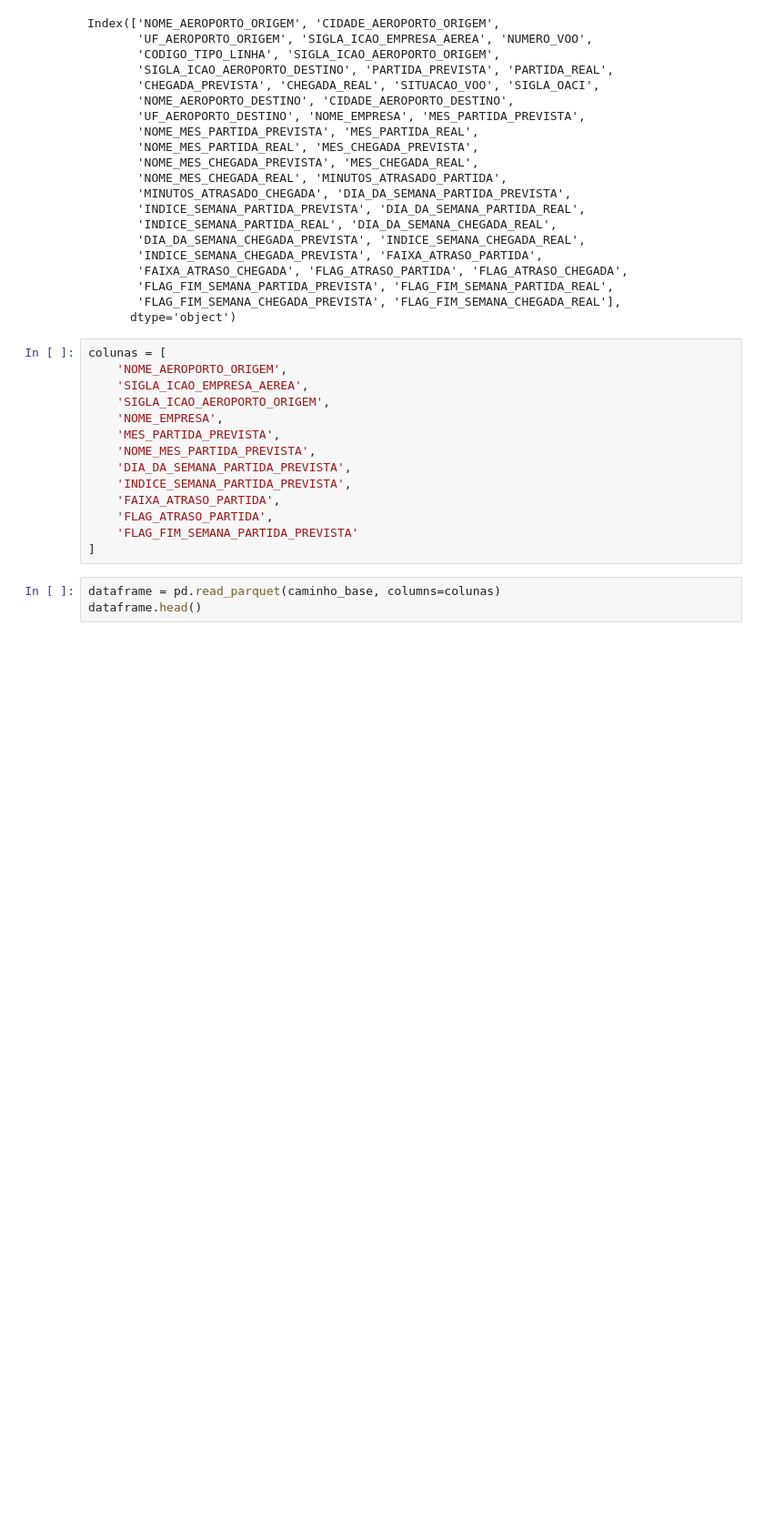
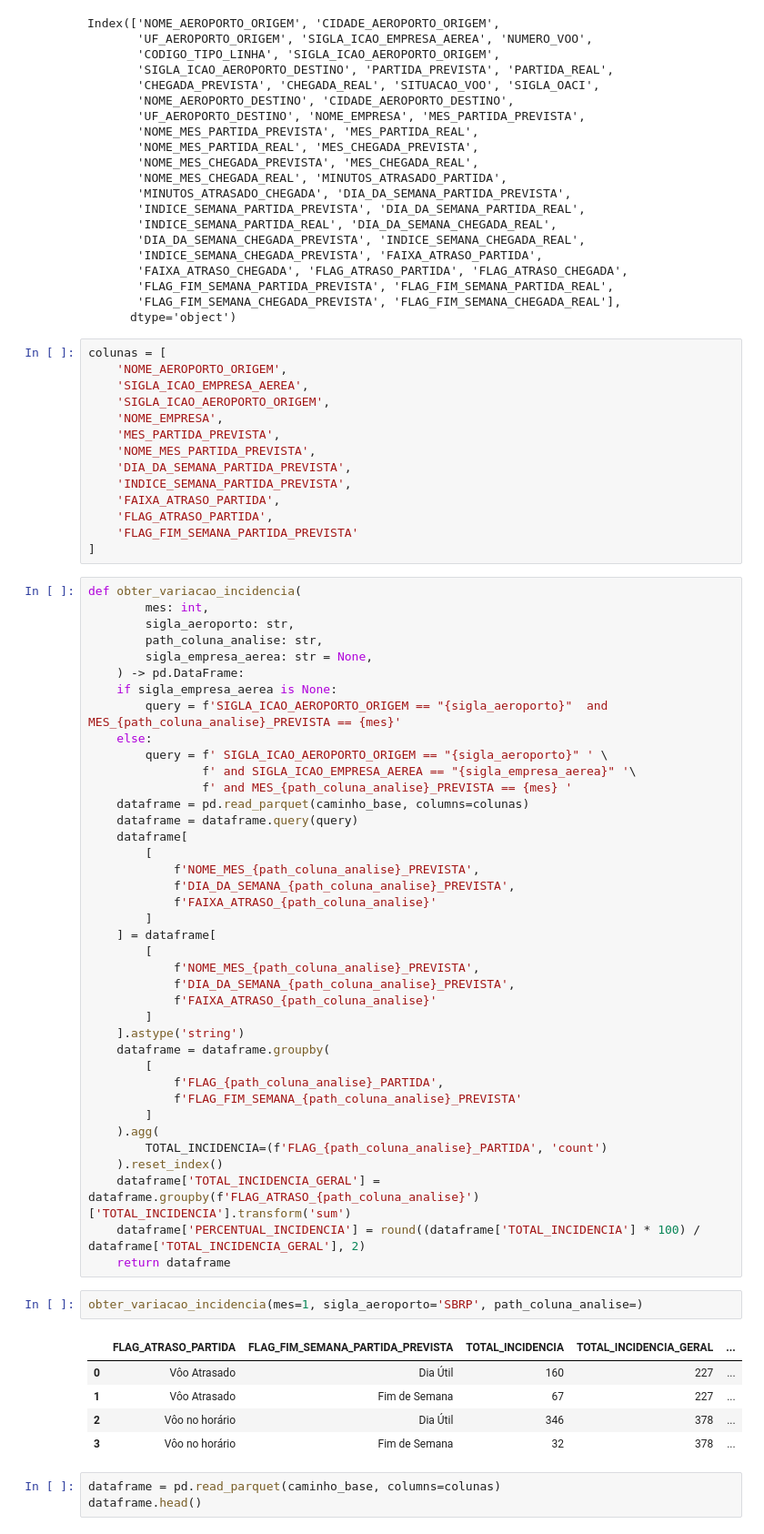
Before and after one commit to rodrigorocha1/dashboard_dados_voos_python, a Jupyter notebook: notebooks/visualizacoes.ipynb, the cells around one changed output. Shown: that part at 91% size. Saved outputs shown, nothing was run; the diff lists cells and outputs as text; blank space fills up the shorter version.

```diff
--- a/notebooks/visualizacoes.ipynb
+++ b/notebooks/visualizacoes.ipynb
@@ -1126,6 +1126,53 @@ colunas = [
     'FLAG_ATRASO_PARTIDA',
     'FLAG_FIM_SEMANA_PARTIDA_PREVISTA'
 ]
+# %%
+def obter_variacao_incidencia(
+        mes: int,
+        sigla_aeroporto: str,
+        path_coluna_analise: str,
+        sigla_empresa_aerea: str = None,
+    ) -> pd.DataFrame:
+    if sigla_empresa_aerea is None:
+        query = f'SIGLA_ICAO_AEROPORTO_ORIGEM == "{sigla_aeroporto}"  and MES_{path_coluna_analise}_PREVISTA == {mes}'
+    else:
+        query = f' SIGLA_ICAO_AEROPORTO_ORIGEM == "{sigla_aeroporto}" ' \
+                f' and SIGLA_ICAO_EMPRESA_AEREA == "{sigla_empresa_aerea}" '\
+                f' and MES_{path_coluna_analise}_PREVISTA == {mes} '
+    dataframe = pd.read_parquet(caminho_base, columns=colunas)
+    dataframe = dataframe.query(query)
+    dataframe[
+        [
+            f'NOME_MES_{path_coluna_analise}_PREVISTA',
+            f'DIA_DA_SEMANA_{path_coluna_analise}_PREVISTA',
+            f'FAIXA_ATRASO_{path_coluna_analise}'
+        ]
+    ] = dataframe[
+        [
+            f'NOME_MES_{path_coluna_analise}_PREVISTA',
+            f'DIA_DA_SEMANA_{path_coluna_analise}_PREVISTA',
+            f'FAIXA_ATRASO_{path_coluna_analise}'
+        ]
+    ].astype('string')
+    dataframe = dataframe.groupby(
+        [
+            f'FLAG_{path_coluna_analise}_PARTIDA',
+            f'FLAG_FIM_SEMANA_{path_coluna_analise}_PREVISTA'
+        ]
+    ).agg(
+        TOTAL_INCIDENCIA=(f'FLAG_{path_coluna_analise}_PARTIDA', 'count')
+    ).reset_index()
+    dataframe['TOTAL_INCIDENCIA_GERAL'] = dataframe.groupby(f'FLAG_ATRASO_{path_coluna_analise}')['TOTAL_INCIDENCIA'].transform('sum')
+    dataframe['PERCENTUAL_INCIDENCIA'] = round((dataframe['TOTAL_INCIDENCIA'] * 100) / dataframe['TOTAL_INCIDENCIA_GERAL'], 2)
+    return dataframe
+# %%
+obter_variacao_incidencia(mes=1, sigla_aeroporto='SBRP', path_coluna_analise=)
+# %% [output]
+|  | FLAG_ATRASO_PARTIDA | FLAG_FIM_SEMANA_PARTIDA_PREVISTA | TOTAL_INCIDENCIA | TOTAL_INCIDENCIA_GERAL | ... |
+| 0 | Vôo Atrasado | Dia Útil | 160 | 227 | ... |
+| 1 | Vôo Atrasado | Fim de Semana | 67 | 227 | ... |
+| 2 | Vôo no horário | Dia Útil | 346 | 378 | ... |
+| 3 | Vôo no horário | Fim de Semana | 32 | 378 | ... |
 # %%
 dataframe = pd.read_parquet(caminho_base, columns=colunas)
 dataframe.head()
```
Also changed, not shown: parts of 1 cell of this notebook.
